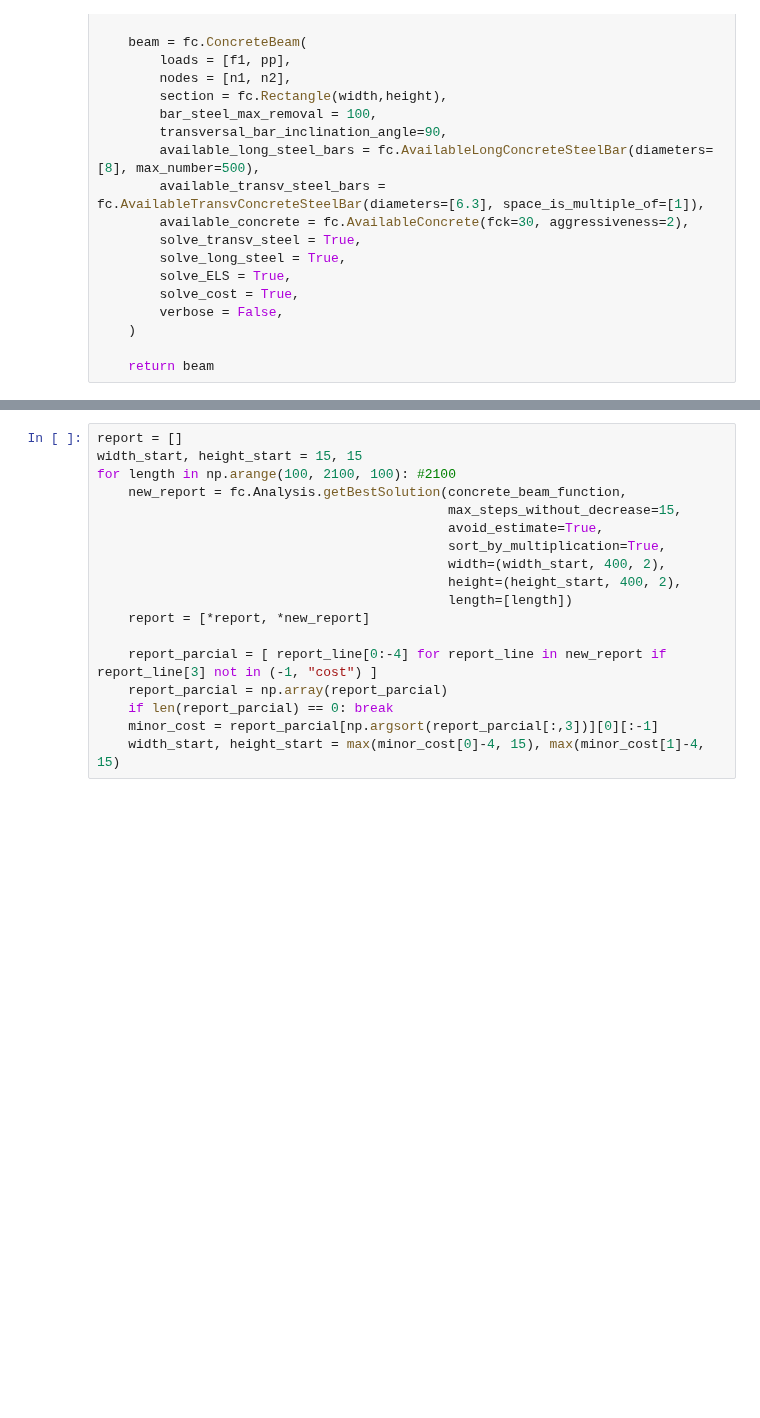
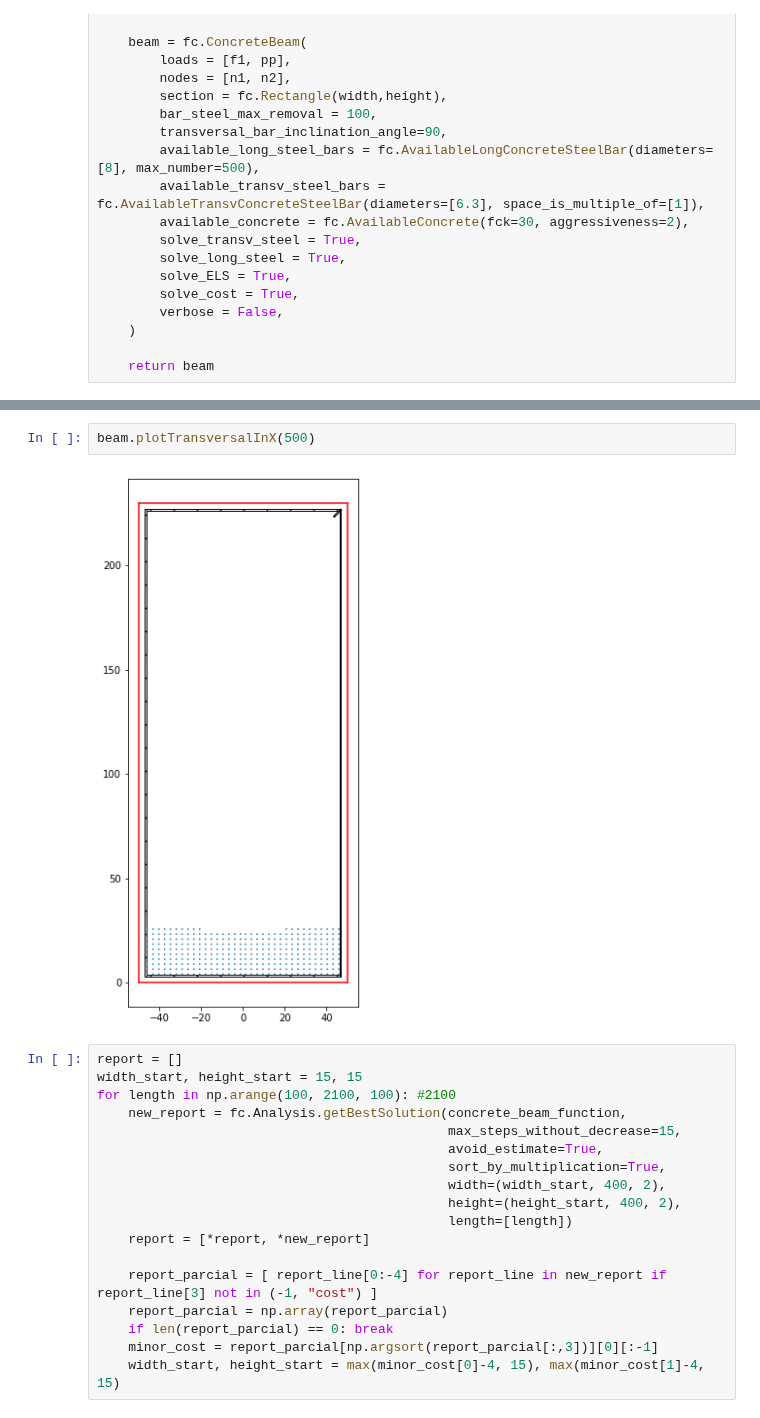
Before and after one commit to luisggc/FConcrete, a Jupyter notebook: jupyter/Hiper.ipynb, the cells around one changed output, grey strips where cells are left out. Cells and saved outputs as stored; diff of their text form; blank space fills up the shorter version.

```diff
--- a/jupyter/Hiper.ipynb
+++ b/jupyter/Hiper.ipynb
@@ -45,3 +126,7 @@ def concrete_beam_function(width, height, length):
+# %%
+beam.plotTransversalInX(500)
+# %% [output]
+[figure, added]
 # %%
 report = []
 width_start, height_start = 15, 15
```
Also changed, not shown: parts of 9 cells of this notebook, 4 other files.
